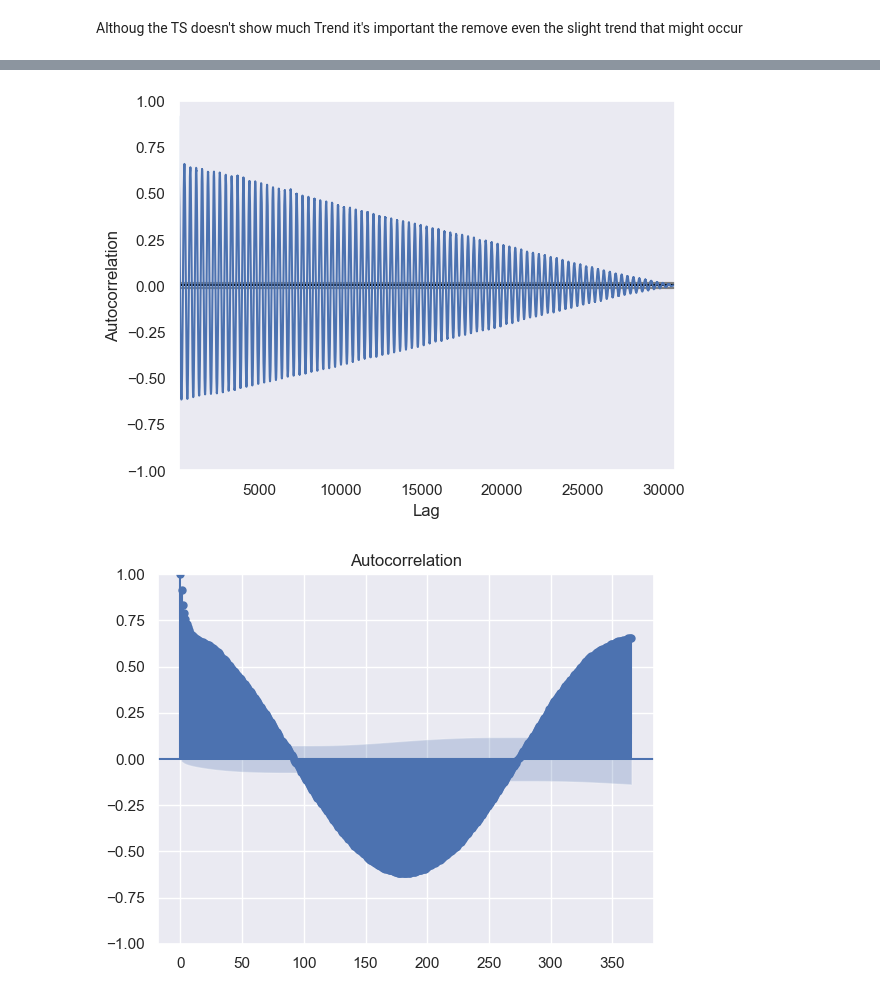
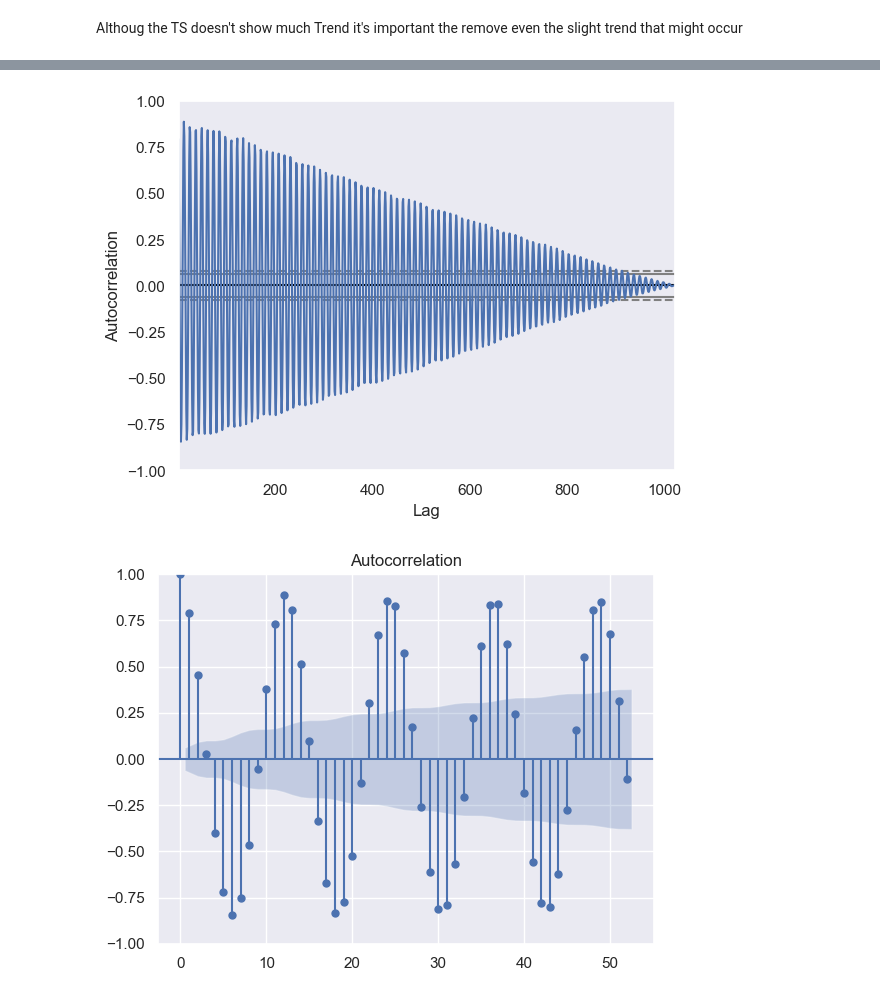
Before and after one commit to esmaailalbarazi/TimeSeriesProject, a Jupyter notebook: Project_local.ipynb, the cells around one changed output, grey strips where cells are left out. Saved outputs shown, nothing was run; the diff lists cells and outputs as text; code cells hidden in the pictures.

Commit message:
added monthly

```diff
--- a/Project_local.ipynb
+++ b/Project_local.ipynb
@@ -460,14 +460,14 @@ For SARIMA implementation we follow the folloing order of processing :
 1. Estimate the model order
 # %%
 # get mean of every 7 steps to get weekly average then only take the mean of the first 84 yearsto simplify computations
-weekly_mean = temp_mean.rolling(window=7,step=7).mean().dropna()
+monthly_mean = temp_mean.rolling(window=30,step=30).mean().dropna()
 
 # change leftmost column to count up instead of steps of 7
-weekly_mean.index = range(weekly_mean.size)
+monthly_mean.index = range(monthly_mean.size)
 
 # plot weekly mean
 plt.figure(figsize=(20, 6))
-plt.plot(weekly_mean)
+plt.plot(monthly_mean)
 plt.xlabel('Time')
 plt.ylabel('Temperature (°C)')
 plt.title('Weekly Average Temperature in Reykjavik')
@@ -491,12 +491,12 @@ Text(84.875, 0.5, 'Autocorrelation')
 # %%
 from pandas.plotting import autocorrelation_plot
 from statsmodels.graphics.tsaplots import plot_acf
 from statsmodels.graphics.tsaplots import plot_pacf
-autocorrelation_plot(weekly_mean)
-plot_acf(weekly_mean, lags=365)
+autocorrelation_plot(monthly_mean)
+plot_acf(monthly_mean, lags=52)
 plt.show()
-plot_pacf(weekly_mean, lags=365)
+plot_pacf(monthly_mean, lags=52)
 plt.show()
 # %% [output]
-[figure, old version]
+[figure, new version]
-[figure, old version]
+[figure, new version]
```
Also changed, not shown: parts of 4 cells of this notebook.
